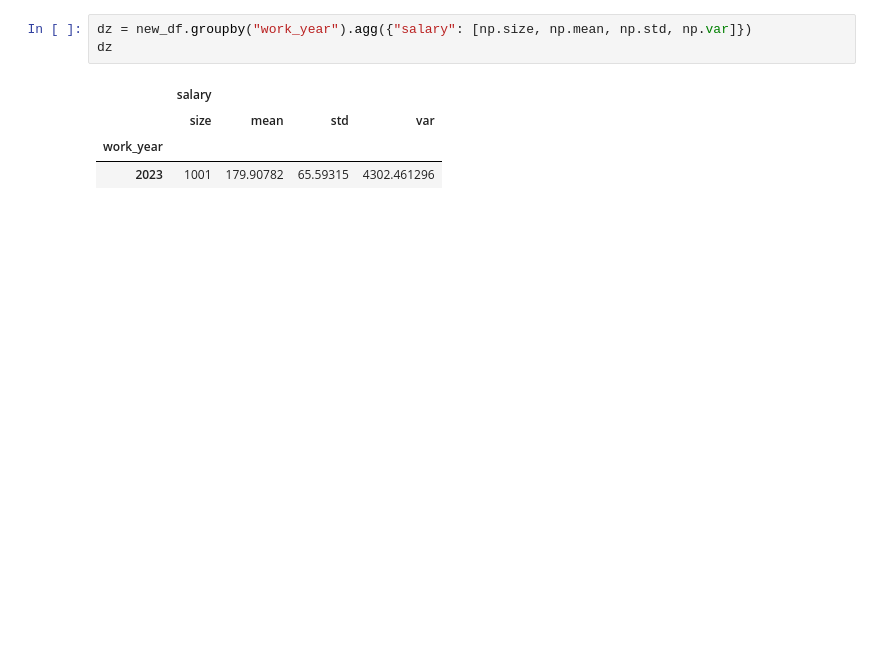
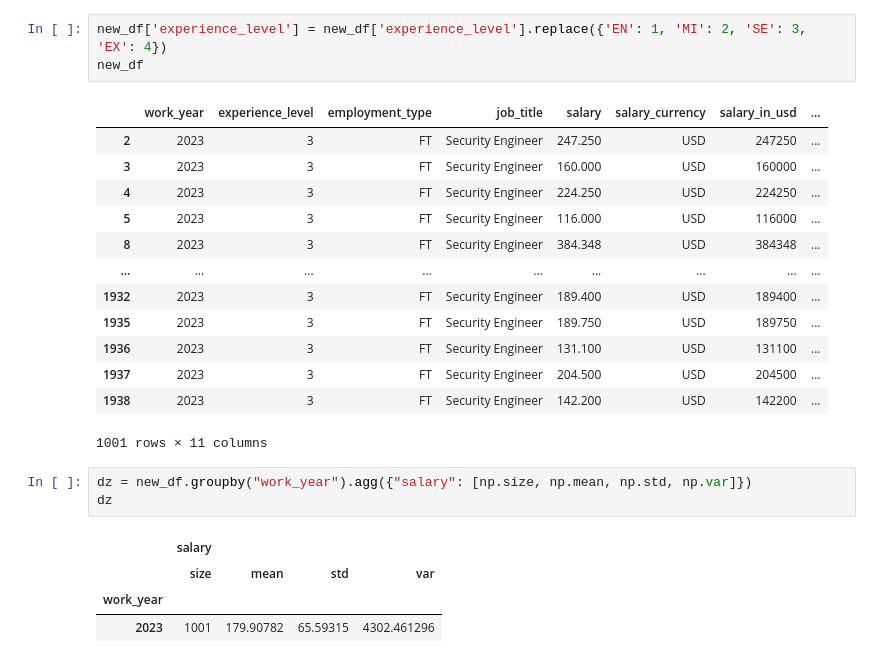
Before and after one commit to VadimST04/Math-Statistics-University, a Jupyter notebook: Math Statistics Project/Project.ipynb, the cells around one changed output. Cells and saved outputs as stored; diff of their text form; blank space fills up the shorter version.

```diff
--- a/Math Statistics Project/Project.ipynb
+++ b/Math Statistics Project/Project.ipynb
@@ -29,6 +30,23 @@ new_df
 | 1937 | 2023 | SE | FT | Security Engineer | 204.500 | USD | 204500 | ... |
 | 1938 | 2023 | SE | FT | Security Engineer | 142.200 | USD | 142200 | ... |
 1001 rows × 11 columns
+# %%
+new_df['experience_level'] = new_df['experience_level'].replace({'EN': 1, 'MI': 2, 'SE': 3, 'EX': 4})
+new_df
+# %% [output]
+|  | work_year | experience_level | employment_type | job_title | salary | salary_currency | salary_in_usd | ... |
+| 2 | 2023 | 3 | FT | Security Engineer | 247.250 | USD | 247250 | ... |
+| 3 | 2023 | 3 | FT | Security Engineer | 160.000 | USD | 160000 | ... |
+| 4 | 2023 | 3 | FT | Security Engineer | 224.250 | USD | 224250 | ... |
+| 5 | 2023 | 3 | FT | Security Engineer | 116.000 | USD | 116000 | ... |
+| 8 | 2023 | 3 | FT | Security Engineer | 384.348 | USD | 384348 | ... |
+| ... | ... | ... | ... | ... | ... | ... | ... | ... |
+| 1932 | 2023 | 3 | FT | Security Engineer | 189.400 | USD | 189400 | ... |
+| 1935 | 2023 | 3 | FT | Security Engineer | 189.750 | USD | 189750 | ... |
+| 1936 | 2023 | 3 | FT | Security Engineer | 131.100 | USD | 131100 | ... |
+| 1937 | 2023 | 3 | FT | Security Engineer | 204.500 | USD | 204500 | ... |
+| 1938 | 2023 | 3 | FT | Security Engineer | 142.200 | USD | 142200 | ... |
+1001 rows × 11 columns
 # %%
 dz = new_df.groupby("work_year").agg({"salary": [np.size, np.mean, np.std, np.var]})
 dz
```
Also changed, not shown: parts of 7 cells of this notebook, 2 other files.
